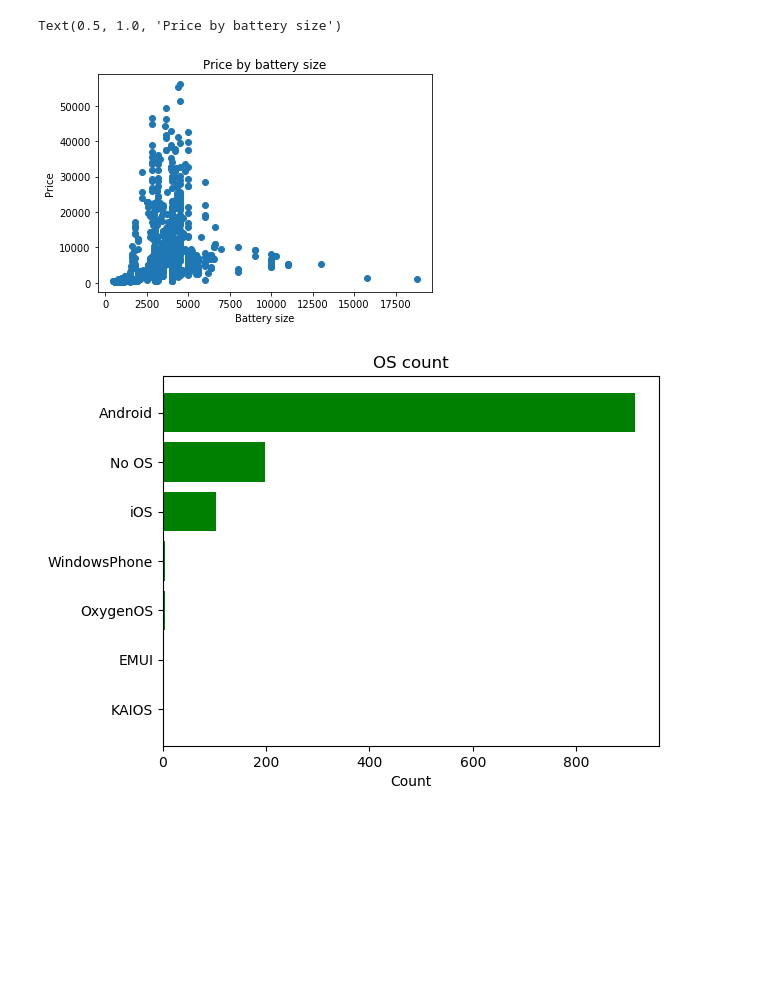
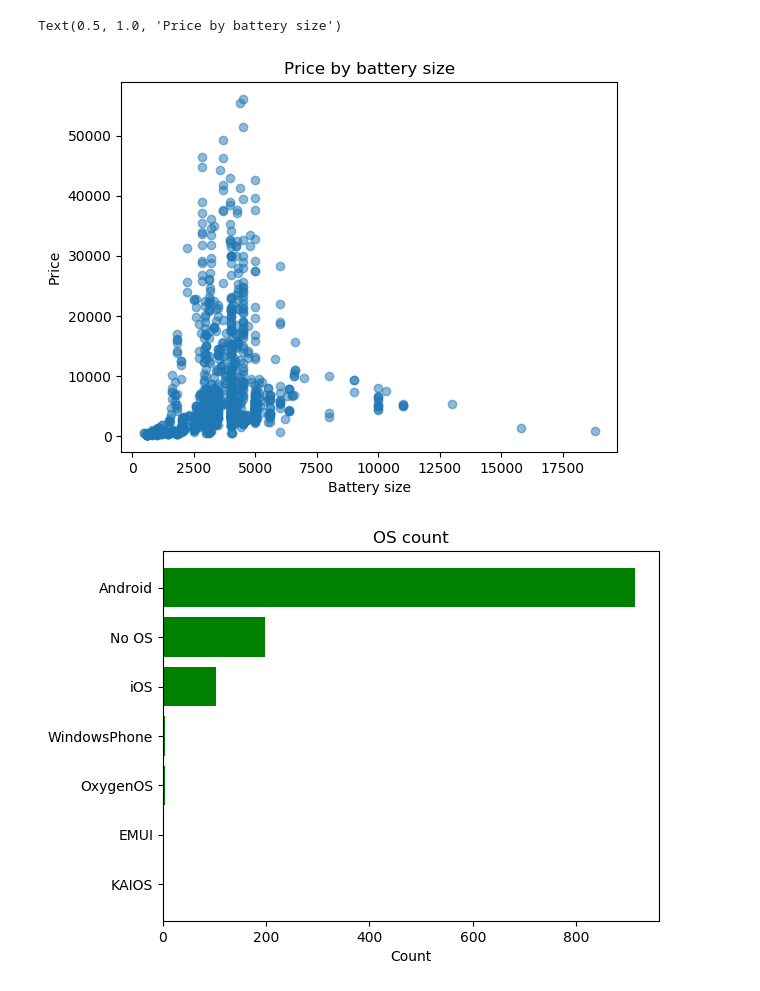
Before and after one commit to kiotokio/IDP, a Jupyter notebook: data_visualisation.ipynb, the cells around one changed output. Cells and saved outputs as stored; diff of their text form; code cells hidden in the pictures; blank space fills up the shorter version.

Commit message:
Добавлены параметры alpha и график зависимости размера экрана от батареи

```diff
--- a/data_visualisation.ipynb
+++ b/data_visualisation.ipynb
@@ -17,13 +17,13 @@ data.head()
 # %%
 battery = data.battery_size.values
 price = data.best_price.values
-plt.scatter(battery, price)
+plt.scatter(battery, price, alpha=0.5)
 plt.xlabel('Battery size')
 plt.ylabel('Price')
 plt.title('Price by battery size')
 # %% [output]
 Text(0.5, 1.0, 'Price by battery size')
-[figure, old version]
+[figure, new version]
 # %%
 data2 = data.os.fillna(value='No OS')
 os_values = np.unique(data2.values, return_counts=True)
```
Also changed, not shown: parts of 1 cell of this notebook.
